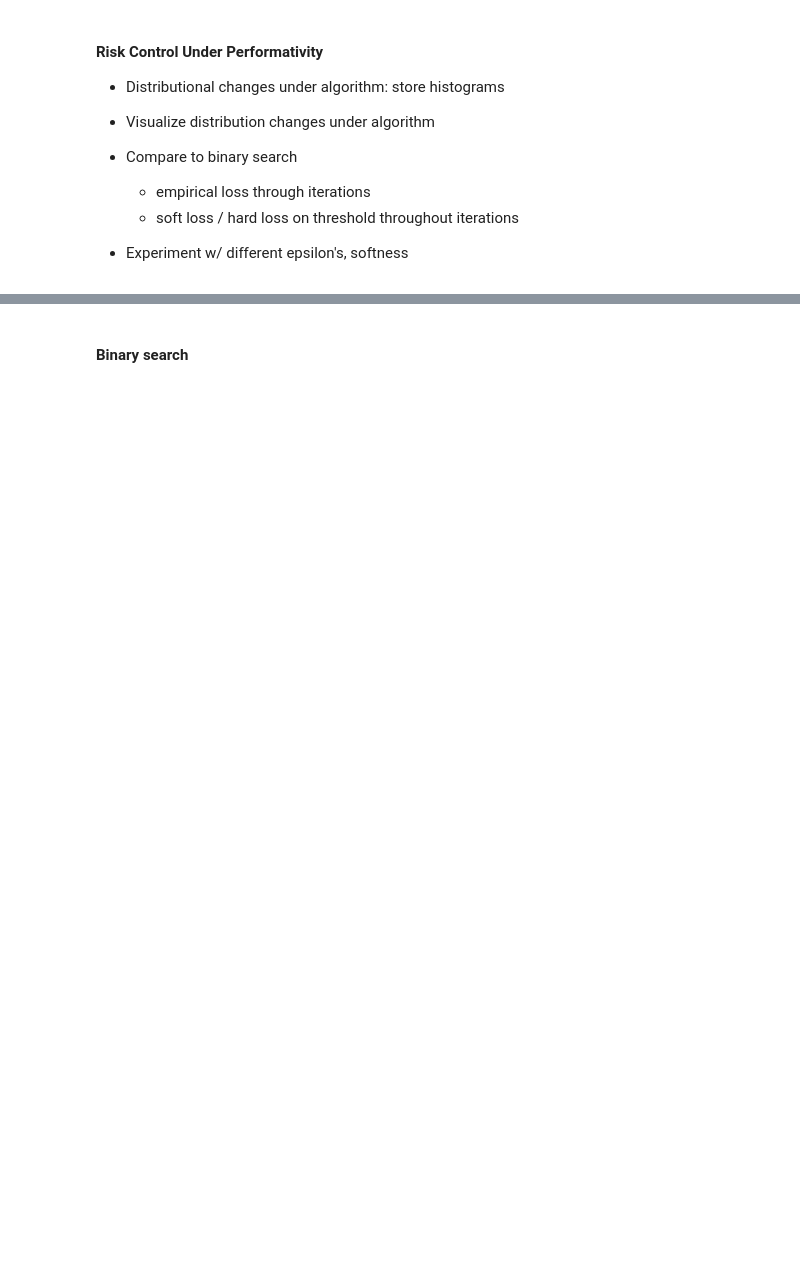
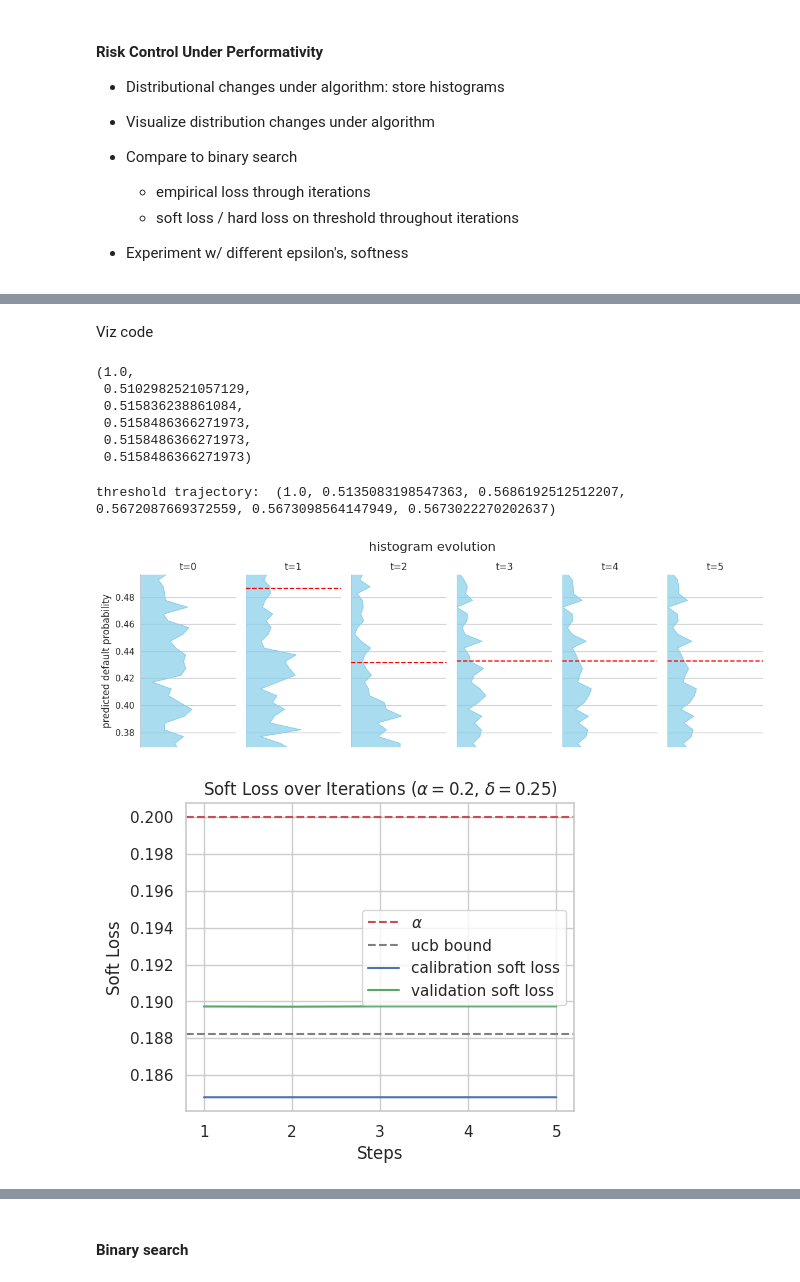
Before and after one commit to livctr/rcpp, a Jupyter notebook: credit-scoring/rcpp.ipynb, the cells around one changed output, grey strips where cells are left out. Saved outputs shown, nothing was run; the diff lists cells and outputs as text; code cells hidden in the pictures; blank space fills up the shorter version.

```diff
--- a/credit-scoring/rcpp.ipynb
+++ b/credit-scoring/rcpp.ipynb
@@ -88,0 +83,6 @@ Type II error:  0.21125456229231357
+# %%
+model = train_logistic_regression(X_train, Y_train)
+# example_thresh = 0.5
+# Y_proba = model.predict_proba(X_train)[:,1]
+# Y_pred = Y_proba > example_thresh
+print(model.coef_)
@@ -88,0 +287,14 @@ Type II error:  0.21125456229231357
+# %%
+from sklearn.metrics import accuracy_score
+
+Y_proba = model.predict_proba(X_train)[:,1]
+Y_pred = Y_proba > 0.5
+
+example_thresh = 0.5
+print(f" ----- example_thresh = {example_thresh} -----")
+for softness in [1, 2, 4, 7, 10, 20, 40, 70, 100, 1000]:
+    soft_loss = SoftLoss(softness)
+    print(f"Soft loss @ softness = {softness}: ", soft_loss(Y_train, Y_proba, example_thresh))
+
+print("Train accuracy: ", accuracy_score(Y_train, Y_pred))
+print("Type II error: ", type_II_error(Y_train, Y_pred))
@@ -283,4 +418,0 @@ def plot_histogram_evolution(logger):
-# %%
-# algorithm aproach
-logger = run_iters(model, X, Y, args, total_iter=20, random_state=123)
-plot_histogram_evolution(logger)
@@ -324,0 +419,12 @@ show_loss_over_iter(logger, args.alpha, args.delta)
+# %% [markdown]
+Viz code
+# %%
+_, x = results.get_data('thresh')
+x
+# %% [output]
+(1.0,
+ 0.5102982521057129,
+ 0.515836238861084,
+ 0.5158486366271973,
+ 0.5158486366271973,
+ 0.5158486366271973)
@@ -324,0 +556,21 @@ show_loss_over_iter(logger, args.alpha, args.delta)
+# %%
+args.epsilon = 100
+
+random_state = 124
+soft_loss = SoftLoss(args.loss_softness)
+thresh_updater = SoftLossThreshUpdater(soft_loss, args.delta)
+features_updater = SoftUtilityFeaturesUpdater(model, strat_features, args.epsilon, utility_softness=args.utility_softness)
+results = run_iters(soft_loss, thresh_updater, features_updater, model,
+                    X_cv, Y_cv, args, random_state=random_state, total_iter=5)
+
+steps, Y_cal_proba = results.get_data("Y_cal_proba")
+_, Y_cal = results.get_data("Y_cal")
+_, threshs = results.get_data("thresh")
+print("threshold trajectory: ", threshs)
+
+plot_histogram_evolution(results, title='histogram evolution')
+show_loss_over_iter(results, args.alpha, args.delta)
+# %% [output]
+threshold trajectory:  (1.0, 0.5135083198547363, 0.5686192512512207, 0.5672087669372559, 0.5673098564147949, 0.5673022270202637)
+[figure, added]
+[figure, added]
```
Also changed, not shown: parts of 38 cells of this notebook.
